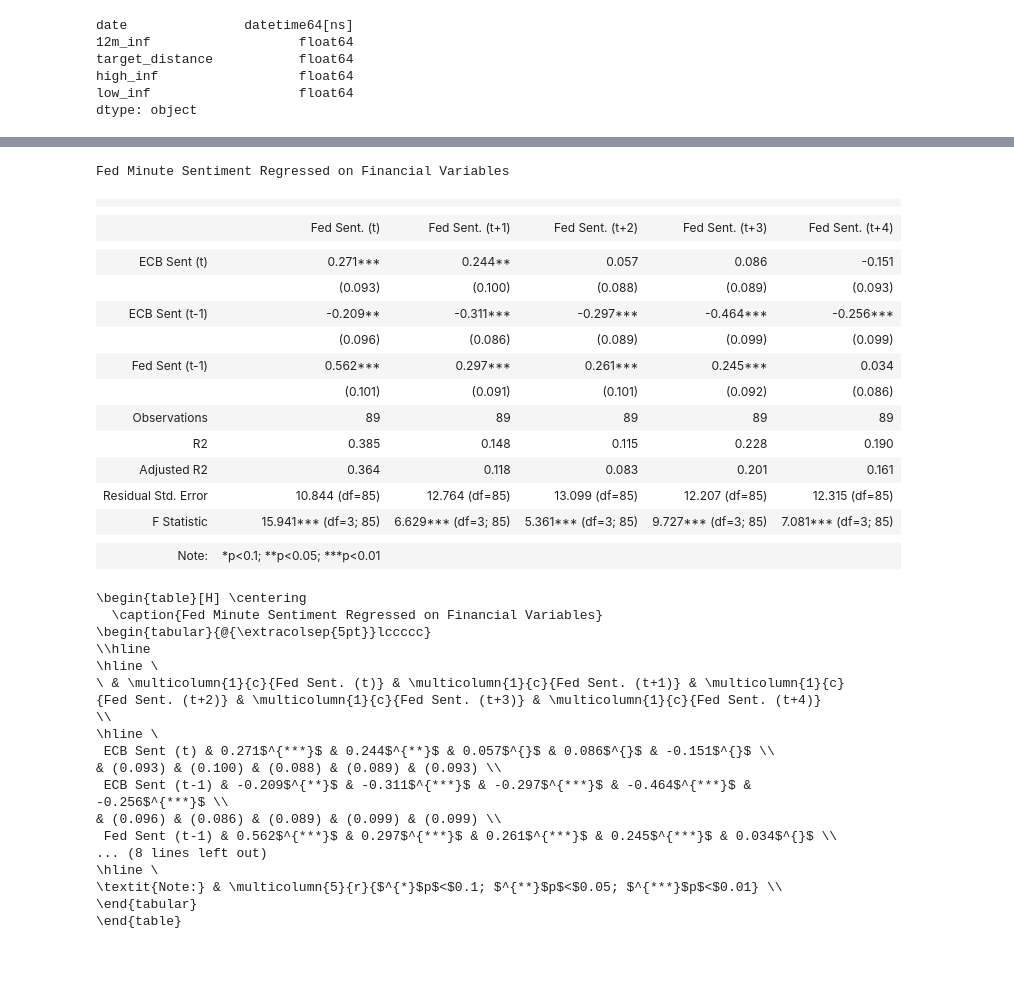
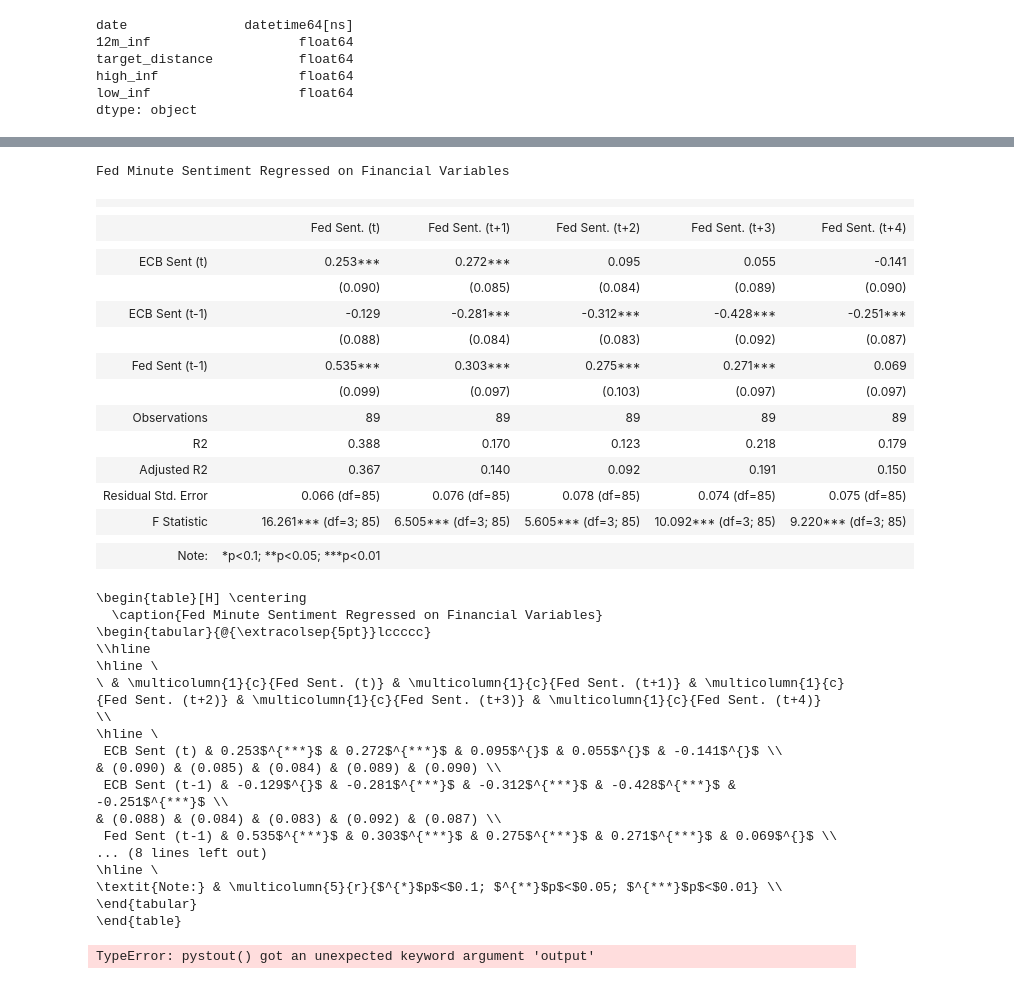
Before and after one commit to KyleNabors/Central-Bank-FinBERT-Analysis, a Jupyter notebook: Sentiment Graphs and Regressions.ipynb, the cells around one changed output, grey strips where cells are left out. Drawn from its saved outputs; the diff is of its cells as text; code cells hidden in the pictures.

Commit message:
Updating regressions

```diff
--- a/Sentiment Graphs and Regressions.ipynb
+++ b/Sentiment Graphs and Regressions.ipynb
@@ -18,6 +18,10 @@ pd.set_option("display.float_format", lambda x: "%.4f" % x)
 # weighting
 
 # Add weighting logic here
+# %%
+output_path = "/Users/kylenabors/Library/Screenshots/Regressions"
+
+reg_count = 1
 # %%
 cwd = os.getcwd()
 # Find and import config file
@@ -87,6 +91,14 @@ market = market.rename(columns={"PCE": "pce", "GDP": "gdp", "GDPPOT": "gdp_pot"}
 market["date"] = pd.to_datetime(market["date"])
 
 sentiment = pd.merge(sentiment, market, how="left", left_on="date", right_on="date")
+# %%
+taylor = pd.read_csv(
+    f"/Users/kylenabors/Documents/Database/Market Data/Taylor/Taylor.csv"
+)
+taylor["date"] = pd.to_datetime(taylor["date"])
+taylor = taylor.rename(columns={"Taylor": "taylor"})
+
+sentiment = pd.merge(sentiment, taylor, how="left", left_on="date", right_on="date")
 # %%
 # # HP Filter
 
@@ -101,14 +113,16 @@ for i in range(len(url_map)):
     # Adding Weights
 
     # By word count
+
     # sent = sent[["date", "sentiment", "weight"]]
     # sent["sentiment"] = sent["sentiment"] * sent["weight"]
     # sent = sent.drop(columns=["weight"])
 
     # By Length
-    sent = sent[["date", "sentiment", "len"]]
-    sent["sentiment"] = sent["sentiment"] * sent["len"]
-    sent = sent.drop(columns=["len"])
+
+    # sent = sent[["date", "sentiment", "len"]]
+    # sent["sentiment"] = sent["sentiment"] * sent["len"]
+    # sent = sent.drop(columns=["len"])
 
     sent = sent[["date", "sentiment"]]
 
@@ -181,18 +195,21 @@ for column in sentiment.columns:
     if column != "date":  # Skip the 'date' column
         sentiment[f"{column}_1"] = sentiment[column].shift(1)
 
-for i in range(1, 5):
+for i in range(0, 5):
     sentiment[f"fed_minutes_forward_{i}"] = sentiment["fed_minutes"].shift(-i)
     sentiment[f"fed_minutes_lag_{i}"] = sentiment["fed_minutes"].shift(i)
     sentiment[f"press_conferences_forward_{i}"] = sentiment["press_conferences"].shift(
         -i
     )
+    sentiment[f"taylor_forward_{i}"] = sentiment["taylor"].shift(-i)
+    sentiment[f"taylor_euro_forward_{i}"] = sentiment["taylor_euro"].shift(-i)
     sentiment[f"credit_lag_{i}"] = sentiment["credit"].shift(i)
     sentiment[f"equity_valuation_lag_{i}"] = sentiment["equity_valuation"].shift(i)
     sentiment[f"safe_assets_lag_{i}"] = sentiment["safe_assets"].shift(i)
     sentiment[f"funding_lag_{i}"] = sentiment["funding"].shift(i)
     sentiment[f"volatility_lag_{i}"] = sentiment["volatility"].shift(i)
     sentiment[f"fsi_lag_{i}"] = sentiment["fsi"].shift(i)
+    sentiment[f"press_conferences_lag_{i}"] = sentiment["press_conferences"].shift(i)
 # %%
 sentiment = pd.merge(sentiment, stocks, how="left", left_on="date", right_on="date")
 # %%
@@ -334,44 +351,48 @@ stargazer.custom_columns(
 )
 
 stargazer.covariate_order(
     [
         "press_conferences",
         "press_conferences_1",
         "fed_minutes_1",
     ]
 )
 
 stargazer.rename_covariates(
     {
         "press_conferences": "ECB Sent (t)",
         "press_conferences_1": "ECB Sent (t-1)",
         "fed_minutes_1": "Fed Sent (t-1)",
     }
 )
 # Display the Stargazer output
 display(HTML(stargazer.render_html()))
 
 # Modify the LaTeX output to remove all \\[-1.8ex]
 latex_output = stargazer.render_latex().replace("\\[-1.8ex]", "")
 latex_output = latex_output.replace("!htbp", "H")
 print(latex_output)
+
+# Output to picture
+pystout(latex_output, output=f"{output_path}/Regression {reg_count}.png", dpi=500)
+reg_count += 1
 # %% [output]
 Fed Minute Sentiment Regressed on Financial Variables
 |  |  |  |  |  |  |
 |  |
 |  | Fed Sent. (t) | Fed Sent. (t+1) | Fed Sent. (t+2) | Fed Sent. (t+3) | Fed Sent. (t+4) |
 |  |  |  |  |  |  |
-| ECB Sent (t) | 0.271*** | 0.244** | 0.057 | 0.086 | -0.151 |
-|  | (0.093) | (0.100) | (0.088) | (0.089) | (0.093) |
-| ECB Sent (t-1) | -0.209** | -0.311*** | -0.297*** | -0.464*** | -0.256*** |
-|  | (0.096) | (0.086) | (0.089) | (0.099) | (0.099) |
-| Fed Sent (t-1) | 0.562*** | 0.297*** | 0.261*** | 0.245*** | 0.034 |
-|  | (0.101) | (0.091) | (0.101) | (0.092) | (0.086) |  |  |  |  |  |  |
+| ECB Sent (t) | 0.253*** | 0.272*** | 0.095 | 0.055 | -0.141 |
+|  | (0.090) | (0.085) | (0.084) | (0.089) | (0.090) |
+| ECB Sent (t-1) | -0.129 | -0.281*** | -0.312*** | -0.428*** | -0.251*** |
+|  | (0.088) | (0.084) | (0.083) | (0.092) | (0.087) |
+| Fed Sent (t-1) | 0.535*** | 0.303*** | 0.275*** | 0.271*** | 0.069 |
+|  | (0.099) | (0.097) | (0.103) | (0.097) | (0.097) |  |  |  |  |  |  |
 | Observations | 89 | 89 | 89 | 89 | 89 |
-| R2 | 0.385 | 0.148 | 0.115 | 0.228 | 0.190 |
-| Adjusted R2 | 0.364 | 0.118 | 0.083 | 0.201 | 0.161 |
-| Residual Std. Error | 10.844 (df=85) | 12.764 (df=85) | 13.099 (df=85) | 12.207 (df=85) | 12.315 (df=85) |
-| F Statistic | 15.941*** (df=3; 85) | 6.629*** (df=3; 85) | 5.361*** (df=3; 85) | 9.727*** (df=3; 85) | 7.081*** (df=3; 85) |
+| R2 | 0.388 | 0.170 | 0.123 | 0.218 | 0.179 |
+| Adjusted R2 | 0.367 | 0.140 | 0.092 | 0.191 | 0.150 |
+| Residual Std. Error | 0.066 (df=85) | 0.076 (df=85) | 0.078 (df=85) | 0.074 (df=85) | 0.075 (df=85) |
+| F Statistic | 16.261*** (df=3; 85) | 6.505*** (df=3; 85) | 5.605*** (df=3; 85) | 10.092*** (df=3; 85) | 9.220*** (df=3; 85) |
 |  |  |  |  |  |  |
 | Note: | *p<0.1; **p<0.05; ***p<0.01 |  |  |  |  |
 \begin{table}[H] \centering
@@ -381,16 +402,17 @@ Fed Minute Sentiment Regressed on Financial Variables
 \hline \
 \ & \multicolumn{1}{c}{Fed Sent. (t)} & \multicolumn{1}{c}{Fed Sent. (t+1)} & \multicolumn{1}{c}{Fed Sent. (t+2)} & \multicolumn{1}{c}{Fed Sent. (t+3)} & \multicolumn{1}{c}{Fed Sent. (t+4)}  \\
 \hline \
- ECB Sent (t) & 0.271$^{***}$ & 0.244$^{**}$ & 0.057$^{}$ & 0.086$^{}$ & -0.151$^{}$ \\
-& (0.093) & (0.100) & (0.088) & (0.089) & (0.093) \\
- ECB Sent (t-1) & -0.209$^{**}$ & -0.311$^{***}$ & -0.297$^{***}$ & -0.464$^{***}$ & -0.256$^{***}$ \\
-& (0.096) & (0.086) & (0.089) & (0.099) & (0.099) \\
- Fed Sent (t-1) & 0.562$^{***}$ & 0.297$^{***}$ & 0.261$^{***}$ & 0.245$^{***}$ & 0.034$^{}$ \\
+ ECB Sent (t) & 0.253$^{***}$ & 0.272$^{***}$ & 0.095$^{}$ & 0.055$^{}$ & -0.141$^{}$ \\
+& (0.090) & (0.085) & (0.084) & (0.089) & (0.090) \\
+ ECB Sent (t-1) & -0.129$^{}$ & -0.281$^{***}$ & -0.312$^{***}$ & -0.428$^{***}$ & -0.251$^{***}$ \\
+& (0.088) & (0.084) & (0.083) & (0.092) & (0.087) \\
+ Fed Sent (t-1) & 0.535$^{***}$ & 0.303$^{***}$ & 0.275$^{***}$ & 0.271$^{***}$ & 0.069$^{}$ \\
 ... (8 lines left out)
 \hline \
 \textit{Note:} & \multicolumn{5}{r}{$^{*}$p$<$0.1; $^{**}$p$<$0.05; $^{***}$p$<$0.01} \\
 \end{tabular}
 \end{table}
+TypeError: pystout() got an unexpected keyword argument 'output'
 # %%
 # Table 3 Pt. 2
 
```
Also changed, not shown: parts of 16 cells of this notebook, 3 other files.
